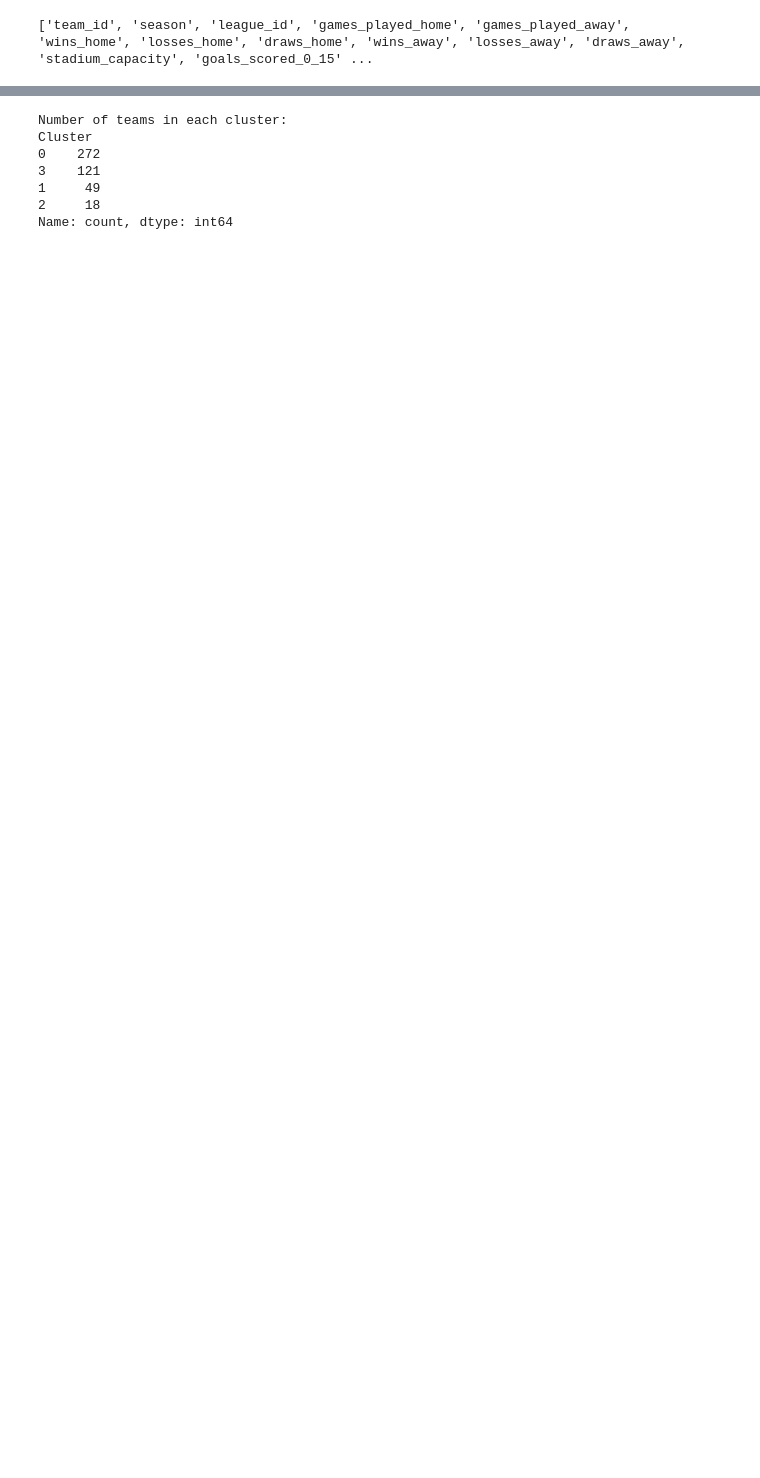
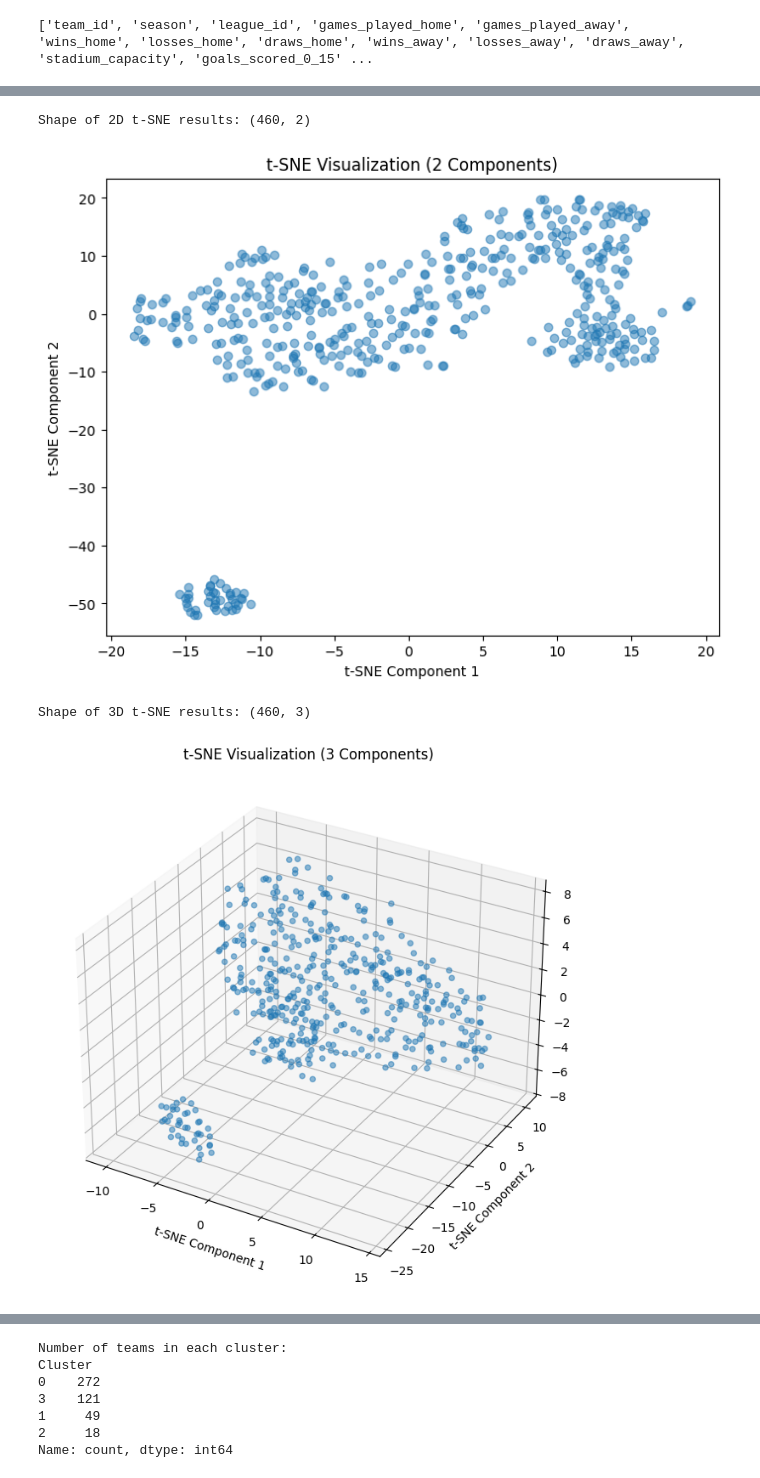
Before and after one commit to PLAI-BOOK/EDA, a Jupyter notebook: Tables_EDA/teams_eda/teams_notebook.ipynb, the cells around one changed output, grey strips where cells are left out. Drawn from its saved outputs; the diff is of its cells as text; code cells hidden in the pictures; blank space fills up the shorter version.

```diff
--- a/Tables_EDA/teams_eda/teams_notebook.ipynb
+++ b/Tables_EDA/teams_eda/teams_notebook.ipynb
@@ -313,0 +484,45 @@ print(updated_data.columns.tolist())
+# %%
+from sklearn.manifold import TSNE
+
+tnse_data=save_update_scaled_data
+
+# Apply t-SNE: Reduce to 2 or 3 components
+tsne = TSNE(n_components=2, random_state=42)  # You can also set n_components=3 for 3D visualization
+tsne_results = tsne.fit_transform(tnse_data)
+
+# Apply t-SNE: Reduce to 2 components
+tsne_2d = TSNE(n_components=2, random_state=42)
+tsne_results_2d = tsne_2d.fit_transform(tnse_data)
+
+# Check the shape of the transformed data (2 components)
+print(f"Shape of 2D t-SNE results: {tsne_results_2d.shape}")
+
+# Visualize the 2D t-SNE results
+plt.figure(figsize=(8, 6))
+plt.scatter(tsne_results_2d[:, 0], tsne_results_2d[:, 1], alpha=0.5)
+plt.title("t-SNE Visualization (2 Components)")
+plt.xlabel("t-SNE Component 1")
+plt.ylabel("t-SNE Component 2")
+plt.show()
+
+# Apply t-SNE: Reduce to 3 components
+tsne_3d = TSNE(n_components=3, random_state=42)
+tsne_results_3d = tsne_3d.fit_transform(tnse_data)
+
+# Check the shape of the transformed data (3 components)
+print(f"Shape of 3D t-SNE results: {tsne_results_3d.shape}")
+
+# Visualize the 3D t-SNE results
+fig = plt.figure(figsize=(10, 8))
+ax = fig.add_subplot(111, projection='3d')
+ax.scatter(tsne_results_3d[:, 0], tsne_results_3d[:, 1], tsne_results_3d[:, 2], alpha=0.5)
+ax.set_title("t-SNE Visualization (3 Components)")
+ax.set_xlabel("t-SNE Component 1")
+ax.set_ylabel("t-SNE Component 2")
+ax.set_zlabel("t-SNE Component 3")
+plt.show()
+# %% [output]
+Shape of 2D t-SNE results: (460, 2)
+[figure, added]
+Shape of 3D t-SNE results: (460, 3)
+[figure, added]
```
Also changed, not shown: parts of 17 cells of this notebook.
